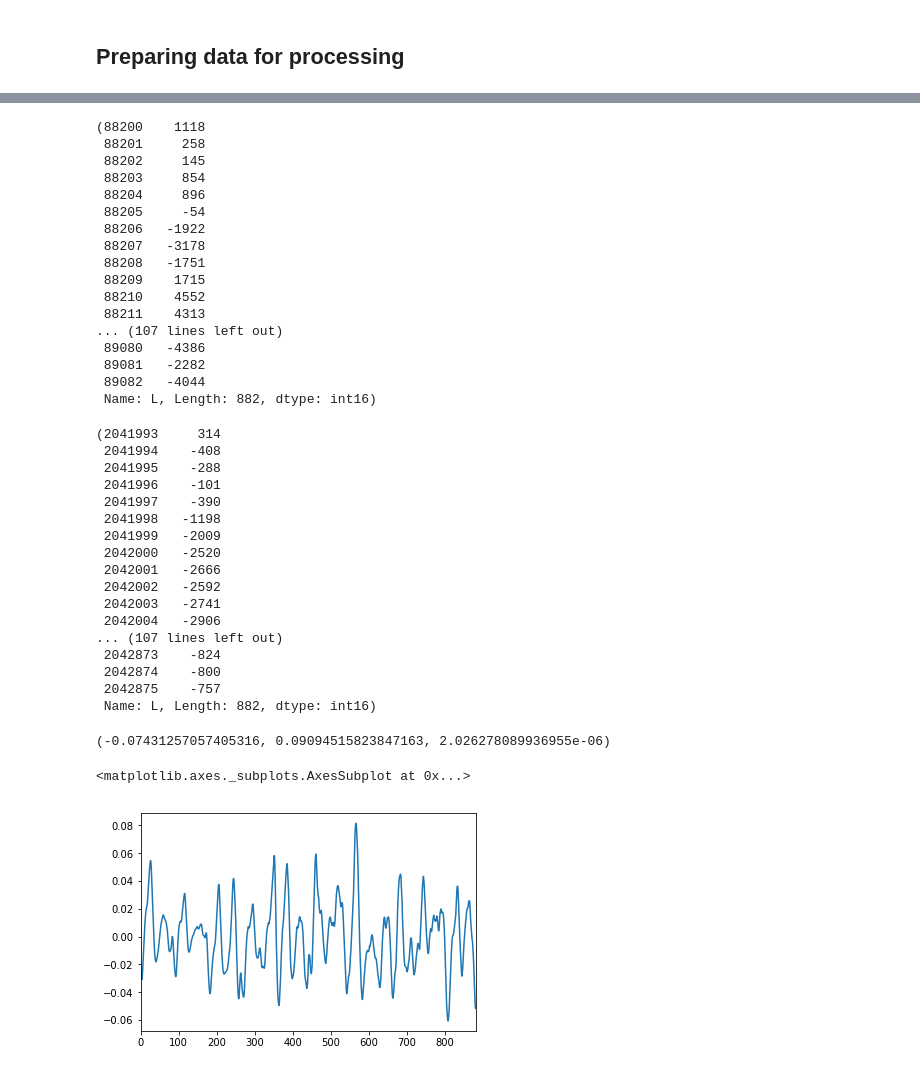
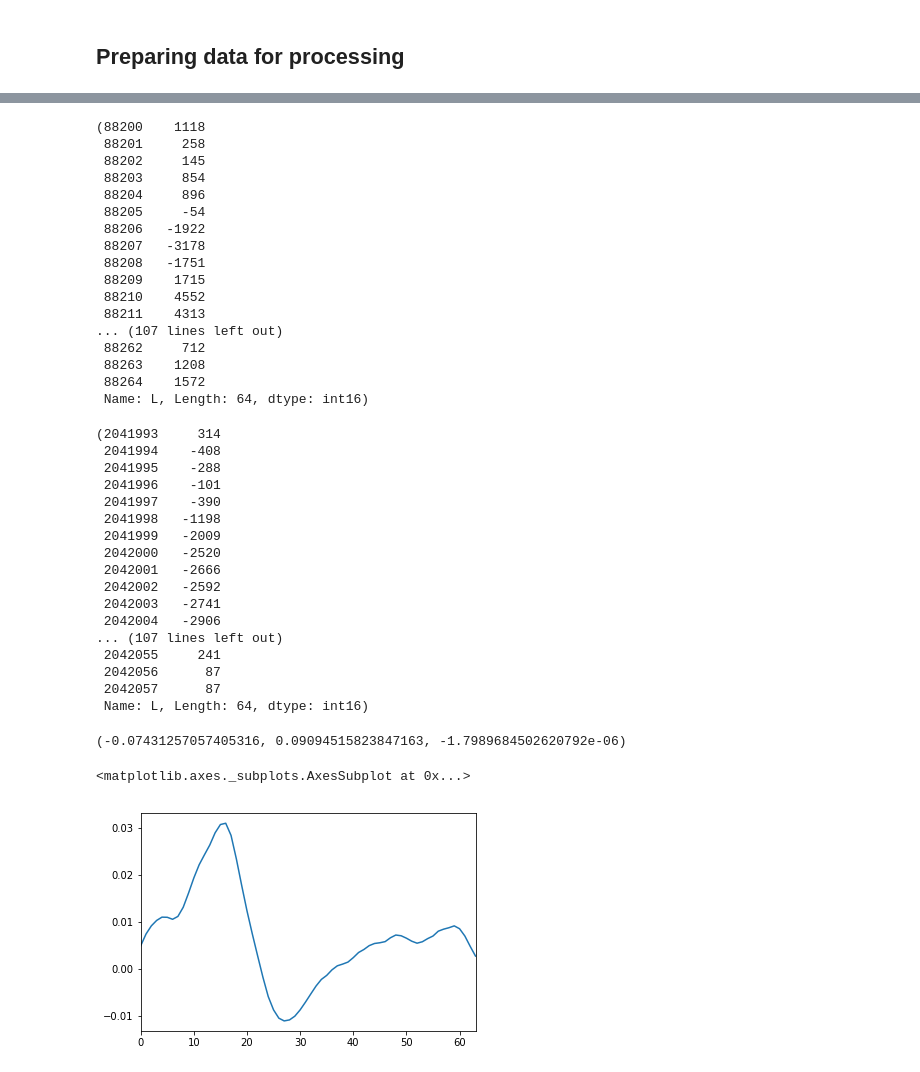
Before and after one commit to naissur/lextac-amp-modelling, a Jupyter notebook: mvp.ipynb, the cells around one changed output, grey strips where cells are left out. Saved outputs shown, nothing was run; the diff lists cells and outputs as text; code cells hidden in the pictures.

```diff
--- a/mvp.ipynb
+++ b/mvp.ipynb
@@ -106,6 +106,7 @@ y_N_DEV
 # %% [output]
 5512
 # %%
-N_WINDOW_POINTS = int(source_clean_fs * 0.02)
+# N_WINDOW_POINTS = int(source_clean_fs * 0.02)
+N_WINDOW_POINTS = 64
 N_WINDOW_POINTS
 # %% [output]
@@ -225,10 +226,10 @@ y_train[0], y_train[1]
  88210    4552
  88211    4313
 ... (107 lines left out)
- 89080   -4386
- 89081   -2282
- 89082   -4044
- Name: L, Length: 882, dtype: int16)
+ 88262     712
+ 88263    1208
+ 88264    1572
+ Name: L, Length: 64, dtype: int16)
 # %%
 y_test = list(map(lambda wnd: y_test_raw[wnd], y_test_wnd))
 y_test[0], y_test[1]
@@ -246,10 +247,10 @@ y_test[0], y_test[1]
  2042003   -2741
  2042004   -2906
 ... (107 lines left out)
- 2042873    -824
- 2042874    -800
- 2042875    -757
- Name: L, Length: 882, dtype: int16)
+ 2042055     241
+ 2042056      87
+ 2042057      87
+ Name: L, Length: 64, dtype: int16)
 # %%
 def normalize_keeping_mean(arr, forced_abs=None):
     left_abs = np.abs(arr.mean() - arr.min())
@@ -266,9 +267,9 @@ X_tr = np.array(list(map(lambda x: np.array(x), X_train)))
 X_tr_n = normalize_keeping_mean(X_tr, forced_abs=MAX_VALUE)
 X_tr_n.min(), X_tr_n.max(), np.mean(X_tr_n)
 # %% [output]
-(-0.07431257057405316, 0.09094515823847163, 2.026278089936955e-06)
+(-0.07431257057405316, 0.09094515823847163, -1.7989684502620792e-06)
 # %%
-pd.Series(X_tr_n[0]).plot.line()
+pd.Series(X_tr_n[100]).plot.line()
 # %% [output]
 <matplotlib.axes._subplots.AxesSubplot at 0x...>
-[figure, old version]
+[figure, new version]
```
Also changed, not shown: parts of 33 cells of this notebook.
